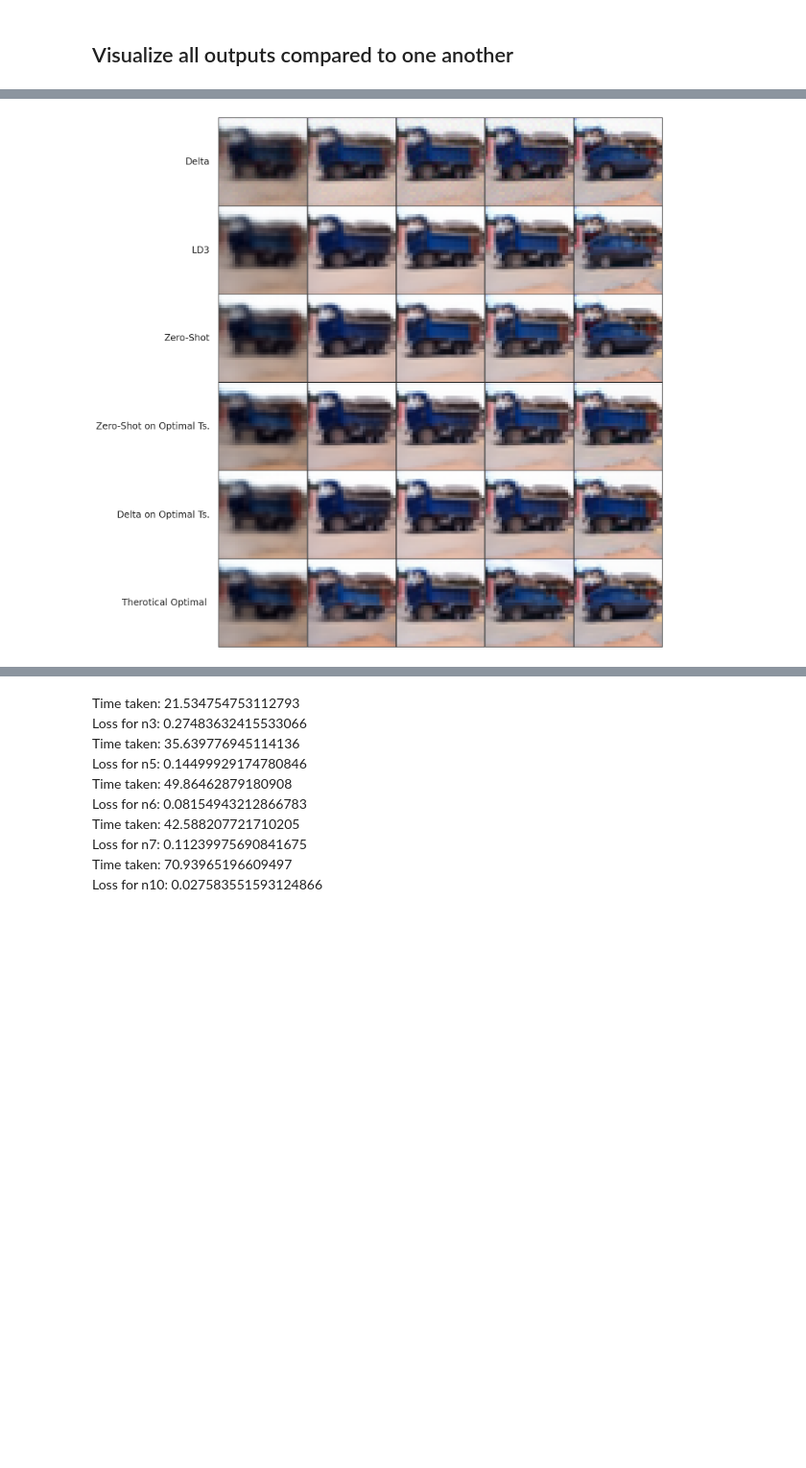
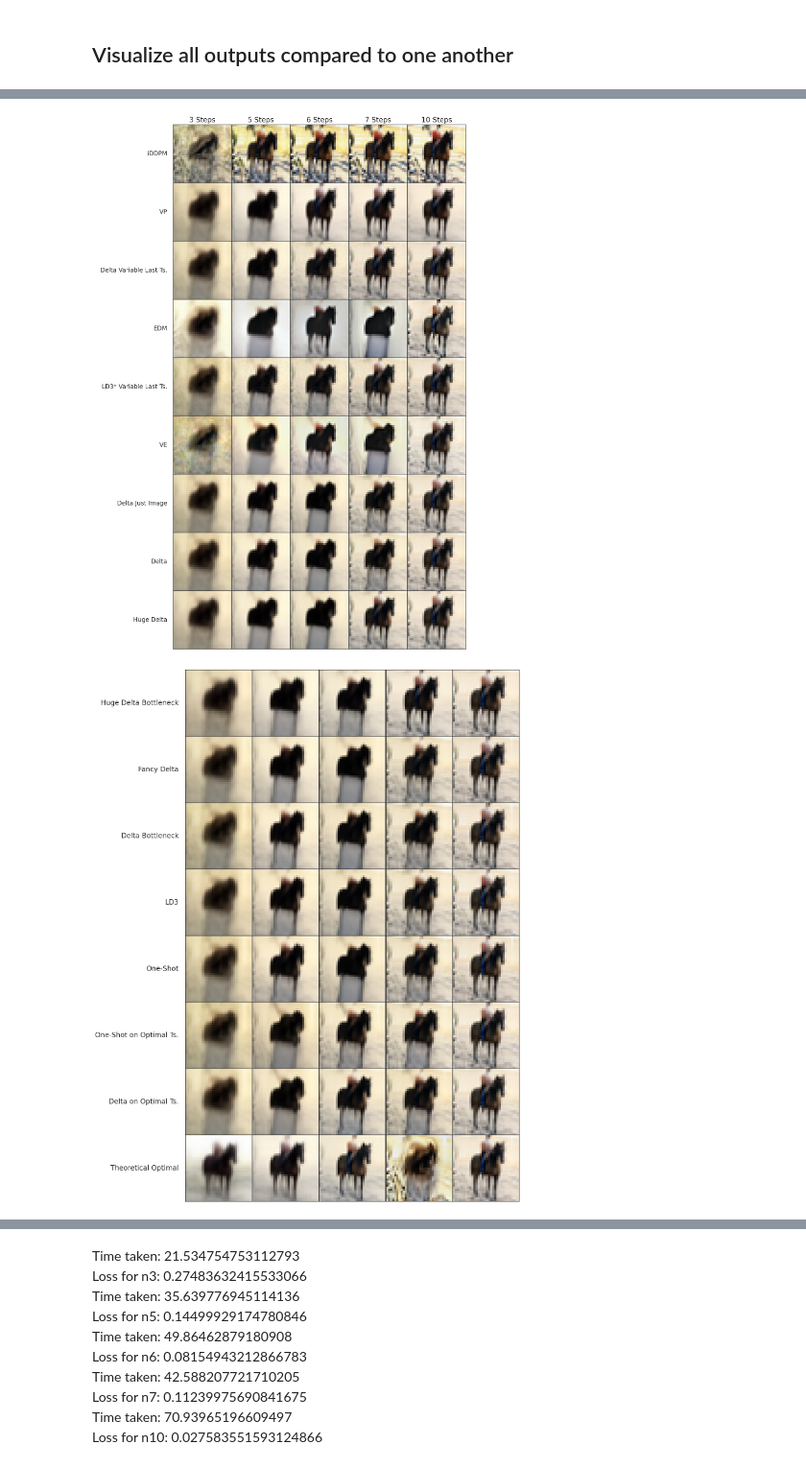
Before and after one commit to ConnorReed246/ALD3, a Jupyter notebook: CalculateFinalLPIPSAndFID.ipynb, the cells around one changed output, grey strips where cells are left out. Shown at 96% size. Saved outputs shown, nothing was run; the diff lists cells and outputs as text; code cells hidden in the pictures; blank space fills up the shorter version.

Commit message:
ran on 160k steps for one shot and plotted evaluation

```diff
--- a/CalculateFinalLPIPSAndFID.ipynb
+++ b/CalculateFinalLPIPSAndFID.ipynb
@@ -223,42 +226,91 @@ plt.show()
 # %%
 methods_to_visualize = [
+    "iddpm",
+    "vp",
     "delta",
+    "edm",
+    "global_variable_last_step",
+    "ve",
+    "delta_just_image",
+    "delta_fixed_last_step",
+    "Huge_Delta_LTT_model",
+    "Huge_Bottleneck_Delta",
+    "Fancy_Delta_LTT_Model",
+    "Bottleneck_Delta",
     "ld3",
     "zeroshot",
     "zeroshot_optimal",
     "delta_optimal",
     "optimal_reproduced",
 ]
 
 cleaner_names = [
+    "iDDPM",
+    "VP",
+    "   Delta Variable Last Ts.",
+    "EDM",
+    "LD3* Variable Last Ts.",
+    "VE",
+    "Delta Just Image",
     "Delta",
+    "Huge Delta",
+    "Huge Delta Bottleneck",
+    "Fancy Delta",
+    "Delta Bottleneck",
     "LD3",
-    "Zero-Shot",
-    "Zero-Shot on Optimal Ts.",
+    "One-Shot",
+    "One-Shot on Optimal Ts.",
     "Delta on Optimal Ts.",
-    "Therotical Optimal ",
+    "Theoretical Optimal",
 ]
 
 n_steps = [3, 5, 6, 7, 10]
-i_image = 0
-
+i_image = 1
 reference_path = "fid-generated"
 
+# Split methods and names
+methods_first = methods_to_visualize[:9]
+names_first = cleaner_names[:9]
+methods_second = methods_to_visualize[9:]
+names_second = cleaner_names[9:]
 
-# Create a figure with a grid layout
-fig, axes = plt.subplots(len(methods_to_visualize), 5, figsize=(15, len(methods_to_visualize) * 3))
-fig.subplots_adjust(wspace=0, hspace=0)  # Remove space between images
+# Set a fixed width for all plots, height is flexible
+fig_width = 15  # inches
+col_count = len(n_steps)
 
+# First plot: first 9 methods
+fig1, axes1 = plt.subplots(len(methods_first), col_count, figsize=(fig_width, 3 * len(methods_first) * col_count / col_count))
+fig1.subplots_adjust(wspace=0, hspace=0)
 
+# Add column names to the top row
+for col, n_step in enumerate(n_steps):
+    axes1[0, col].set_title(f"{n_step} Steps", fontsize=20, pad=7)
 
-for row, method in enumerate(methods_to_visualize):
-    axes[row, 0].set_ylabel(cleaner_names[row], rotation=0, size='large', labelpad=100, ha='right', va='center')
-    axes[row, 0].yaxis.set_label_coords(-0.1, 0.5)  # Adjust label position
+for row, method in enumerate(methods_first):
+    axes1[row, 0].set_ylabel(names_first[row], rotation=0, size='large', labelpad=100, ha='right', va='center')
+    axes1[row, 0].yaxis.set_label_coords(-0.1, 0.5)
     for col, n_step in enumerate(n_steps):
         img_path = os.path.join(reference_path, f"{method}_n{n_step}", f"{i_image}.png")
         img = Image.open(img_path)
-        axes[row, col].imshow(img)
-        axes[row, col].tick_params(left=False, bottom=False, labelleft=False, labelbottom=False)
+        axes1[row, col].imshow(img)
+        axes1[row, col].tick_params(left=False, bottom=False, labelleft=False, labelbottom=False)
+fig1.savefig(os.path.join(img_save_dir, "visual_comparison_plot_first9.jpg"), bbox_inches='tight', dpi=300)
 plt.show()
+
+# Second plot: next 8 methods, no step names
+fig2, axes2 = plt.subplots(len(methods_second), col_count, figsize=(fig_width, 3 * len(methods_second) * col_count / col_count))
+fig2.subplots_adjust(wspace=0, hspace=0)
+
+for row, method in enumerate(methods_second):
+    axes2[row, 0].set_ylabel(names_second[row], rotation=0, size='large', labelpad=100, ha='right', va='center')
+    axes2[row, 0].yaxis.set_label_coords(-0.1, 0.5)
+    for col, n_step in enumerate(n_steps):
+        img_path = os.path.join(reference_path, f"{method}_n{n_step}", f"{i_image}.png")
+        img = Image.open(img_path)
+        axes2[row, col].imshow(img)
+        axes2[row, col].tick_params(left=False, bottom=False, labelleft=False, labelbottom=False)
+fig2.savefig(os.path.join(img_save_dir, "visual_comparison_plot_next8.jpg"), bbox_inches='tight', dpi=300)
+plt.show()
 # %% [output]
-[figure, old version]
+[figure, new version]
+[figure, added]
```
Also changed, not shown: parts of 7 cells of this notebook, 28 other files.
